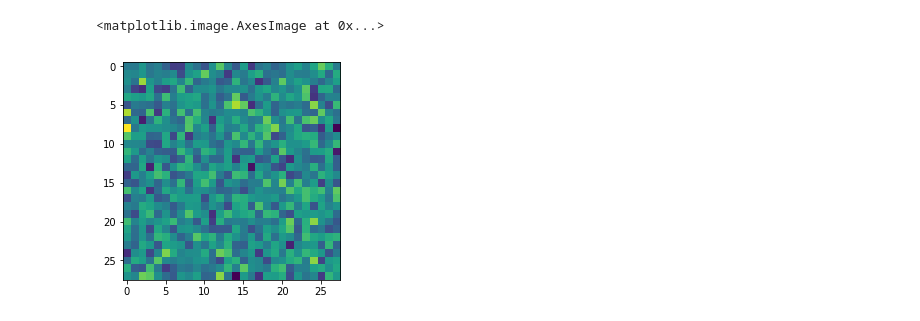
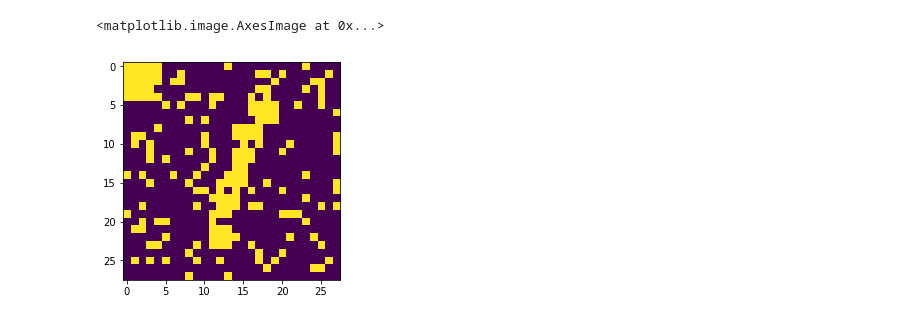
Before and after one commit to NikitaChizhov/deep_kalman_filter_for_BM, a Jupyter notebook: model.ipynb, the cells around one changed output. Drawn from its saved outputs; the diff is of its cells as text; code cells hidden in the pictures.

```diff
--- a/model.ipynb
+++ b/model.ipynb
@@ -9,10 +9,12 @@ import matplotlib.pyplot as plt
 from itertools import chain
 from healing_mnist import HealingMNIST
 # %%
-mnist = HealingMNIST()
+mnist = HealingMNIST(digits=[1])
 
-X_train = Tensor(mnist.train_images.reshape(60000, 5, 784).astype(int))
-U_train = Tensor(np.transpose(np.stack([np.sin((mnist.train_rotations / 180.) * np.pi * i) for i in range(25)] + [np.cos((mnist.train_rotations / 180.) * np.pi * i) for i in range(25)]), axes=[1, 2, 0]))
+dataset_size = min(len(mnist.train_images), 6000)
+
+X_train = Tensor(mnist.train_images[:dataset_size].reshape(dataset_size, 5, 784).astype(int)).cuda()
+U_train = Tensor(np.transpose(np.stack([np.sin((mnist.train_rotations[:dataset_size] / 180.) * np.pi * i) for i in range(25)] + [np.cos((mnist.train_rotations[:dataset_size] / 180.) * np.pi * i) for i in range(25)]), axes=[1, 2, 0])).cuda()
 # %%
 D = 784
 dim = D
@@ -129,5 +140,5 @@ plt.imshow(Fk(Q(X_train[0]))[0].detach().reshape(28, 28))
 # %%
-plt.imshow(Q(X_train[0]).detach()[0].reshape(28, 28))
+plt.imshow(X_train[0][0].reshape(28, 28))
 # %% [output]
 <matplotlib.image.AxesImage at 0x...>
-[figure, old version]
+[figure, new version]
```
Also changed, not shown: parts of 17 cells of this notebook.
